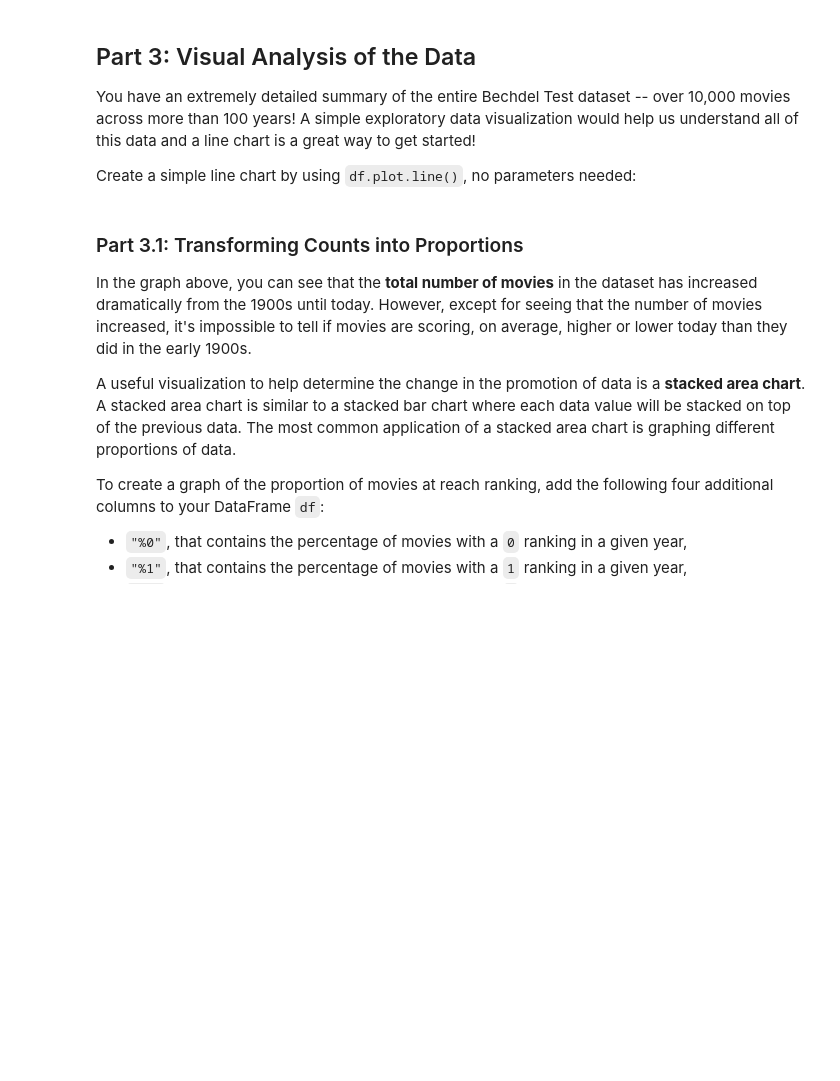
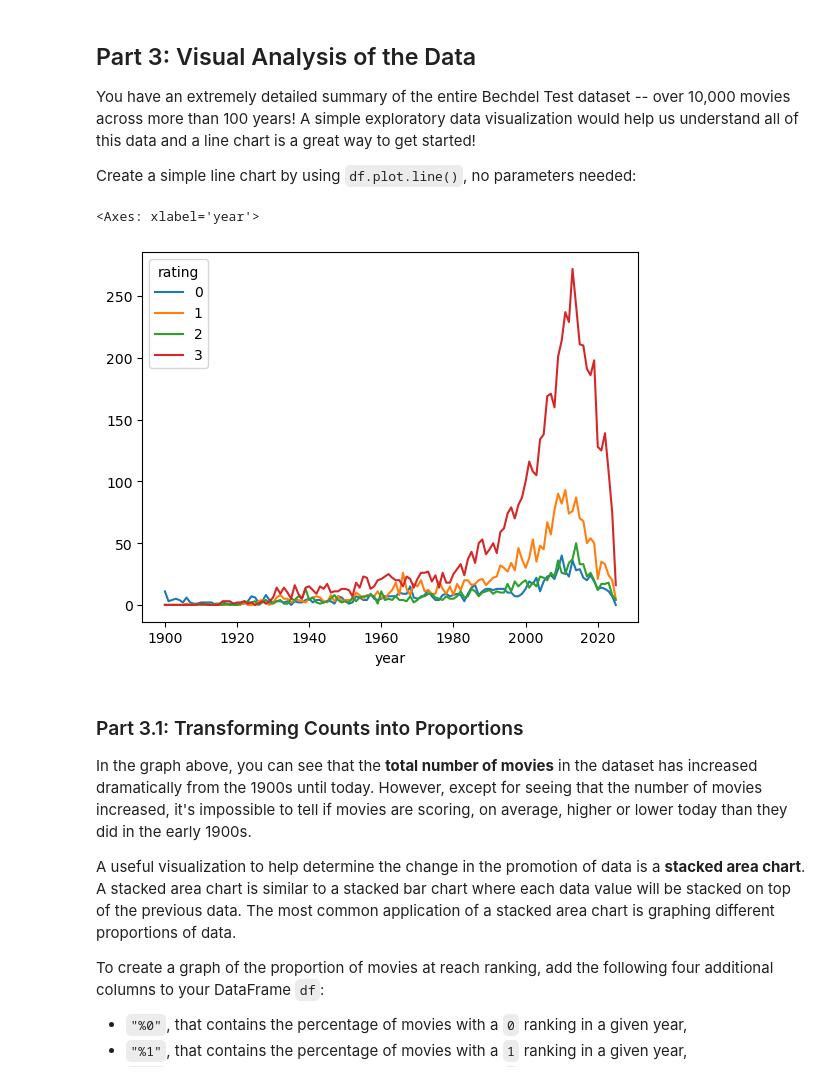
Before and after one commit to dbsebastian/micro_pr1, a Jupyter notebook: microproject-05-bechdel-test/microproject-05-bechdel-test.ipynb, the cells around one changed output. Cells and saved outputs as stored; diff of their text form; code cells hidden in the pictures; blank space fills up the shorter version.

```diff
--- a/microproject-05-bechdel-test/microproject-05-bechdel-test.ipynb
+++ b/microproject-05-bechdel-test/microproject-05-bechdel-test.ipynb
@@ -50,5 +52,5 @@ Using `pd.read_json`, create a DataFrame `df_bechdel` to store all the movies an
 # to read the API endpoint:
 #    https://waf-server-01.cs.illinois.edu/static/getAllMovies.json
 
-df_bechdel = ...
+df_bechdel = pd.read_json("https://waf-server-01.cs.illinois.edu/static/getAllMovies.json")
 df_bechdel
@@ -69,5 +85,5 @@ To limit our data to modern film and remove any erroneous data, create a new Dat
 2. All movies made in the future are removed.  *(It's impossible to have a movie from 2035 in 2025.)*
 # %%
 # Create a new DataFrame `df_clean` from `df_bechdel` with only movies made in/after 1900 AND not in the future:
-df_clean = ...
+df_clean = df_bechdel[ (df_bechdel["year"] >= 1900) & (df_bechdel["year"] <= 2025 ) ]
 df_clean
@@ -221,0 +321,4 @@ df
+# %%
+df = df_clean.pivot_table(values="title", index="year", columns="rating", aggfunc="count", fill_value=0)
+
+df
@@ -241,3 +359,8 @@ Create a simple line chart by using `df.plot.line()`, no parameters needed:
+# %%
+df.plot.line()
+# %% [output]
+<Axes: xlabel='year'>
+[figure, added]
 # %% [markdown]
 ### Part 3.1: Transforming Counts into Proportions
 
```
Also changed, not shown: parts of 34 cells of this notebook.
